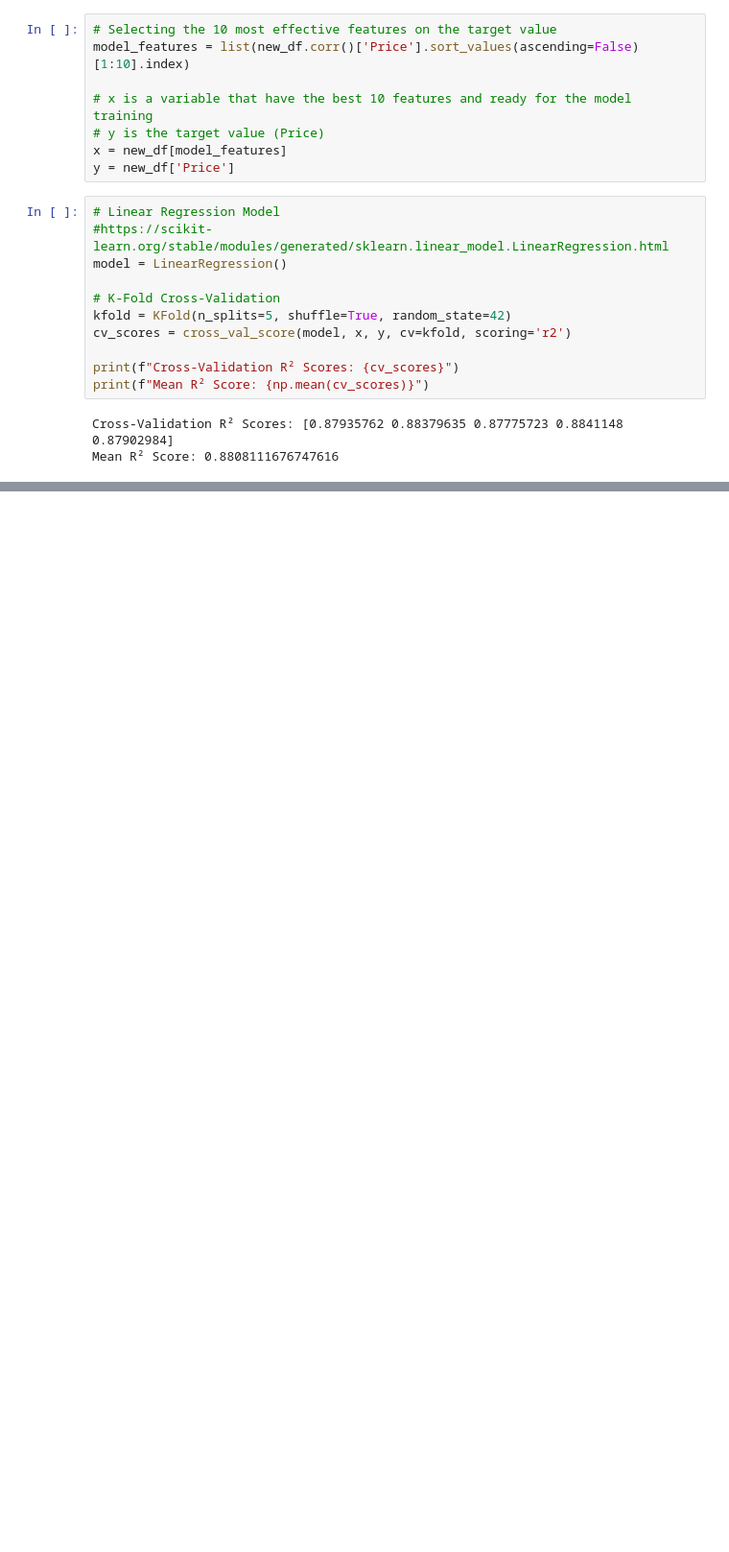
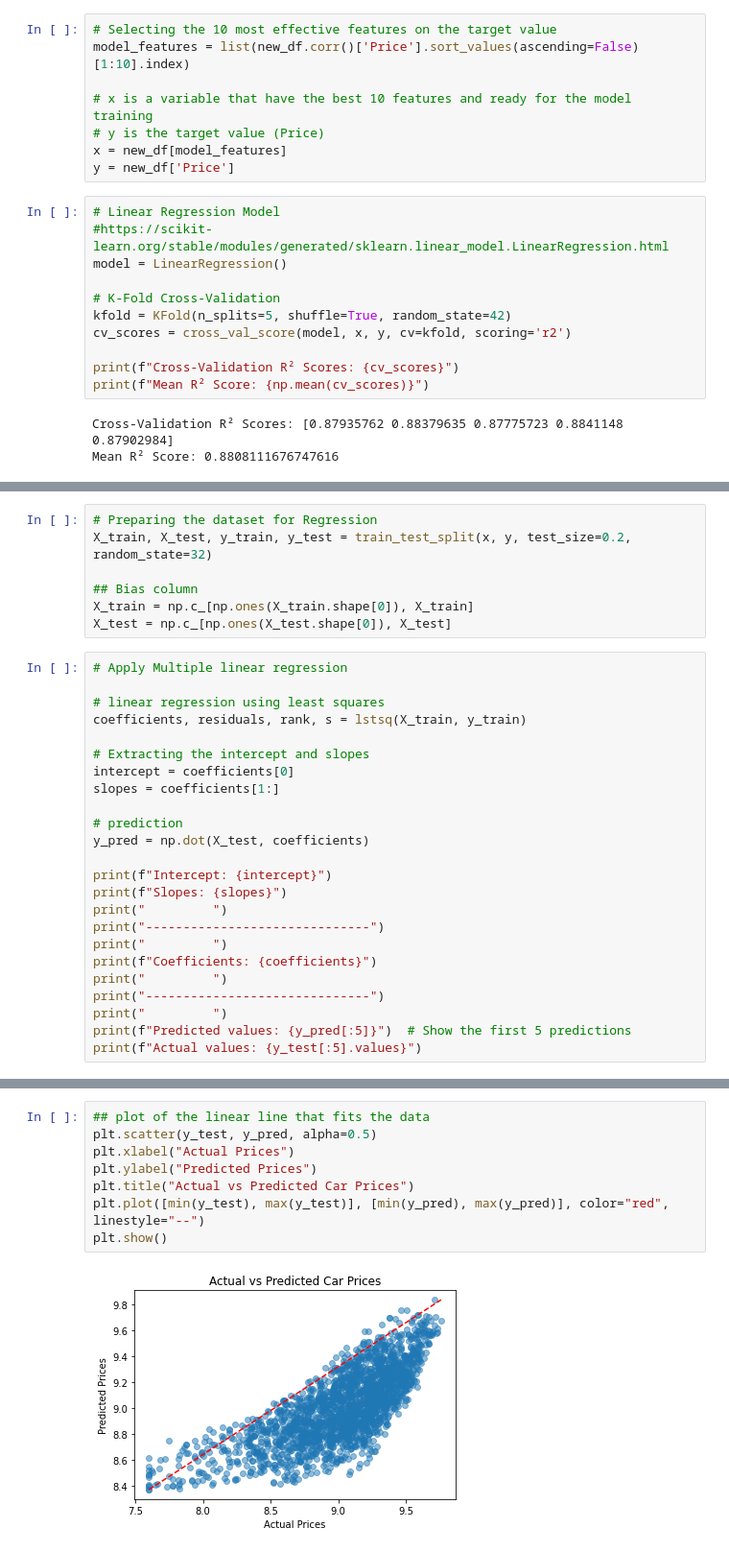
Before and after one commit to sherifalaa42/Car-Price-Prediction, a Jupyter notebook: Assignment1.ipynb, the cells around one changed output, grey strips where cells are left out. Shown at 96% size. Cells and saved outputs as stored; diff of their text form; blank space fills up the shorter version.

Commit message:
Scipy-LinearRegression

```diff
--- a/Assignment1.ipynb
+++ b/Assignment1.ipynb
@@ -309,0 +322,31 @@ NameError: name 'df' is not defined
+# %%
+# Preparing the dataset for Regression
+X_train, X_test, y_train, y_test = train_test_split(x, y, test_size=0.2, random_state=32)
+
+## Bias column
+X_train = np.c_[np.ones(X_train.shape[0]), X_train]
+X_test = np.c_[np.ones(X_test.shape[0]), X_test]
+# %%
+# Apply Multiple linear regression
+
+# linear regression using least squares
+coefficients, residuals, rank, s = lstsq(X_train, y_train)
+
+# Extracting the intercept and slopes
+intercept = coefficients[0]
+slopes = coefficients[1:]
+
+# prediction
+y_pred = np.dot(X_test, coefficients)
+
+print(f"Intercept: {intercept}")
+print(f"Slopes: {slopes}")
+print("         ")
+print("------------------------------")
+print("         ")
+print(f"Coefficients: {coefficients}")
+print("         ")
+print("------------------------------")
+print("         ")
+print(f"Predicted values: {y_pred[:5]}")  # Show the first 5 predictions
+print(f"Actual values: {y_test[:5].values}")
@@ -309,0 +370,10 @@ NameError: name 'df' is not defined
+# %%
+## plot of the linear line that fits the data
+plt.scatter(y_test, y_pred, alpha=0.5)
+plt.xlabel("Actual Prices")
+plt.ylabel("Predicted Prices")
+plt.title("Actual vs Predicted Car Prices")
+plt.plot([min(y_test), max(y_test)], [min(y_pred), max(y_pred)], color="red", linestyle="--")
+plt.show()
+# %% [output]
+[figure, added]
```
Also changed, not shown: parts of 7 cells of this notebook, 1 other file.
